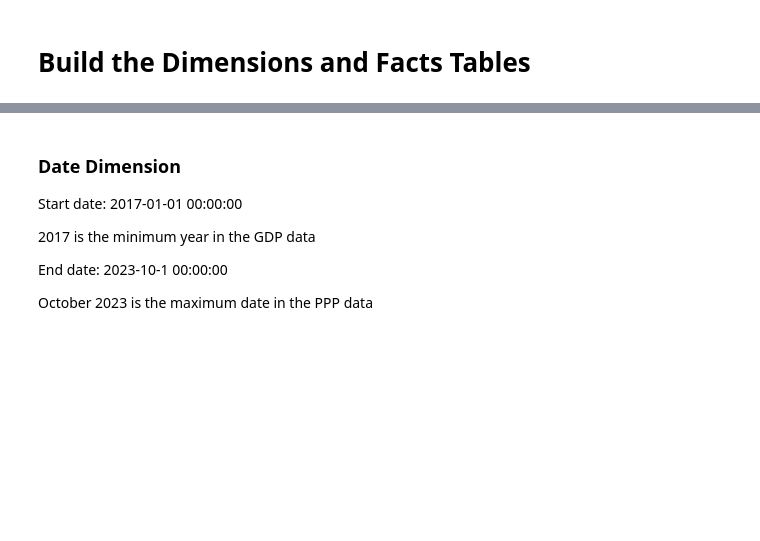
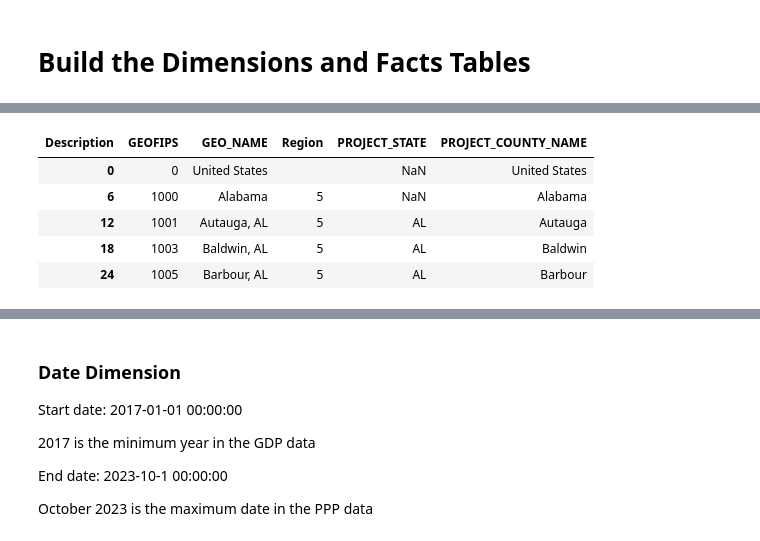
Before and after one commit to joseASC6/PPP_loan_analysis, a Jupyter notebook: programming_scripts/transform_and_load_data.ipynb, the cells around one changed output, grey strips where cells are left out. Cells and saved outputs as stored; diff of their text form; code cells hidden in the pictures; blank space fills up the shorter version.

```diff
--- a/programming_scripts/transform_and_load_data.ipynb
+++ b/programming_scripts/transform_and_load_data.ipynb
@@ -492,0 +487,26 @@ Reading public_150k_plus_230930.csv
+# %%
+dim_geography = pd.DataFrame(columns=['GEOFIPS', 'GEONAME', 'PROJECT_COUNTY_NAME', 'PROJECT_STATE'])
+#dim_geography['GEOFIPS'] = clean_gdp_data['GEOFIPS'].drop_duplicates()
+"""
+GEOFIPS and GEO_NAME are from the GDP data
+PROJECT_COUNTY_NAME and PROJECT_STATE are from the PPP data
+GEONAME is formatted as: "County, State"
+Using the PROJECT_COUNTY_NAME and PROJECT_STATE, we can get the GEO_NAME
+and then join the GDP data to get the GEOFIPS
+"""
+# Populate with GDP data
+# The GEOFIPS, GEO_NAME, and Region columns are from the GDP data
+# Remove the duplicate rows with the same GEOFIPS
+dim_geography = clean_gdp_data[['GEOFIPS', 'GEO_NAME', 'Region']].drop_duplicates()
+# Create PROJECT_STATE and PROJECT_COUNTY_NAME columns by splitting the GEO_NAME
+dim_geography['PROJECT_STATE'] = dim_geography['GEO_NAME'].str.split(',').str[1].str.strip()
+dim_geography['PROJECT_COUNTY_NAME'] = dim_geography['GEO_NAME'].str.split(',').str[0].str.strip()
+
+dim_geography.head()
+# %% [output]
+| Description | GEOFIPS | GEO_NAME | Region | PROJECT_STATE | PROJECT_COUNTY_NAME |
+| 0 | 0 | United States |  | NaN | United States |
+| 6 | 1000 | Alabama | 5 | NaN | Alabama |
+| 12 | 1001 | Autauga, AL | 5 | AL | Autauga |
+| 18 | 1003 | Baldwin, AL | 5 | AL | Baldwin |
+| 24 | 1005 | Barbour, AL | 5 | AL | Barbour |
```
Also changed, not shown: parts of 20 cells of this notebook.
